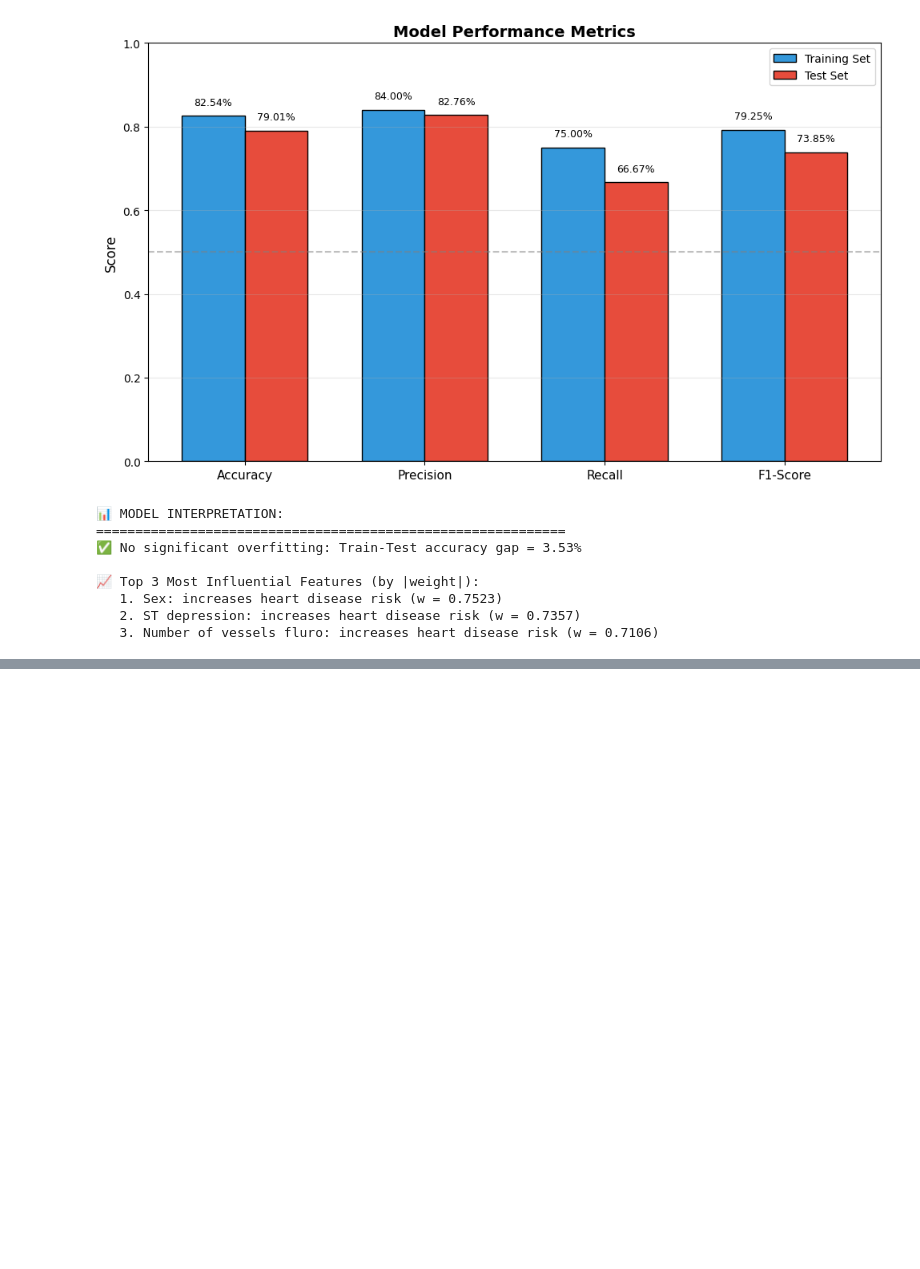
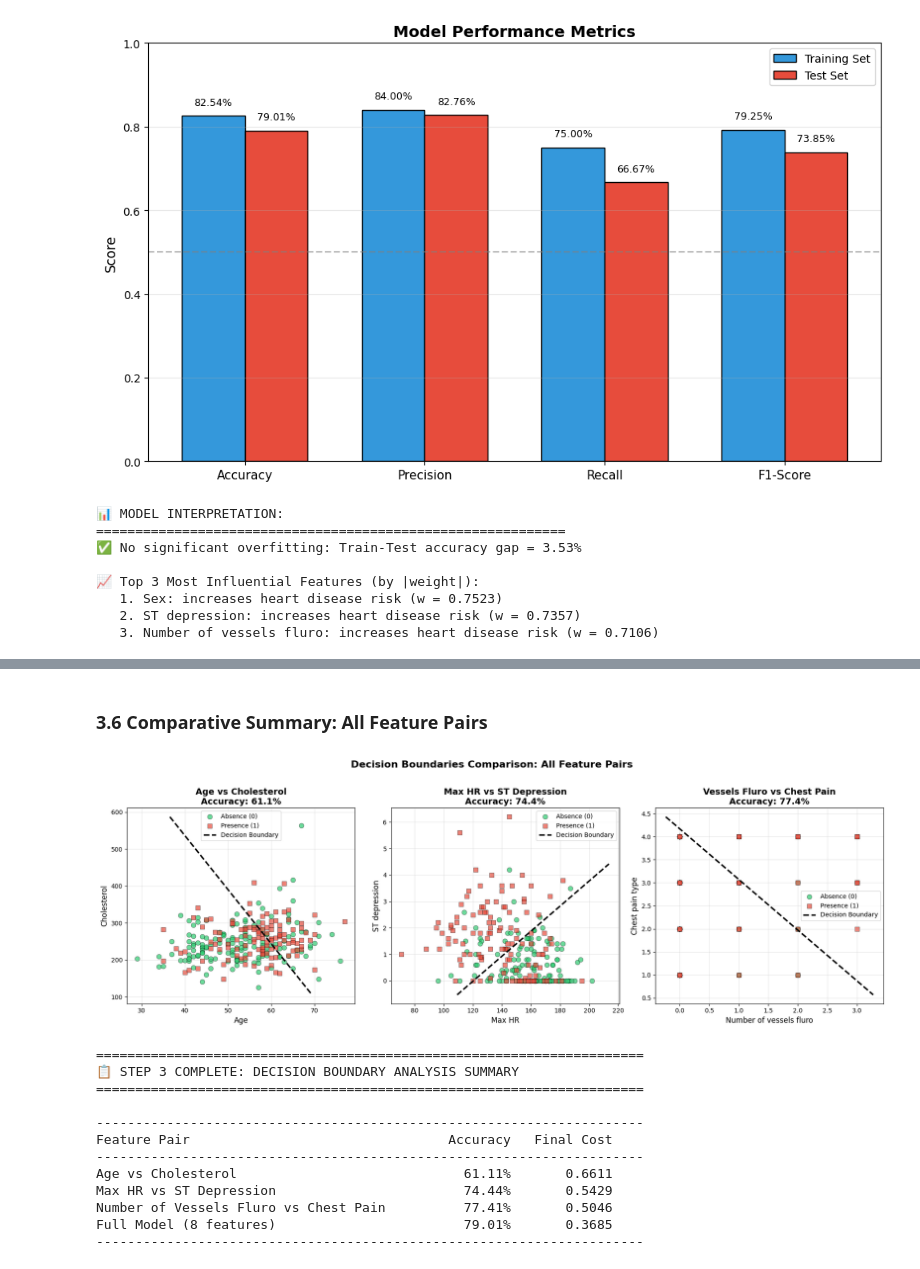
Before and after one commit to AnderssonProgramming/logistic-regression-aws-ai, a Jupyter notebook: heart_disease_lr_analysis.ipynb, the cells around one changed output, grey strips where cells are left out. Cells and saved outputs as stored; diff of their text form; code cells hidden in the pictures; blank space fills up the shorter version.

Commit message:
feat: add step 3 and step 4 in notebook

```diff
--- a/heart_disease_lr_analysis.ipynb
+++ b/heart_disease_lr_analysis.ipynb
@@ -1267,0 +1665,52 @@ F1-Score                    79.25%             73.85%
+# %% [markdown]
+### 3.6 Comparative Summary: All Feature Pairs
+# %%
+# Create comparative visualization of all three decision boundaries
+fig, axes = plt.subplots(1, 3, figsize=(18, 6))
+
+# Pair 1: Age vs Cholesterol
+plot_decision_boundary_2d(X_pair1_orig, y_full, w_pair1, b_pair1,
+                          ('Age', 'Cholesterol'),
+                          f'Age vs Cholesterol\nAccuracy: {acc_pair1:.1f}%', ax=axes[0])
+
+# Pair 2: Max HR vs ST Depression
+plot_decision_boundary_2d(X_pair2_orig, y_full, w_pair2, b_pair2,
+                          ('Max HR', 'ST depression'),
+                          f'Max HR vs ST Depression\nAccuracy: {acc_pair2:.1f}%', ax=axes[1])
+
+# Pair 3: Number of Vessels Fluro vs Chest Pain Type
+plot_decision_boundary_2d(X_pair3_orig, y_full, w_pair3, b_pair3,
+                          ('Number of vessels fluro', 'Chest pain type'),
+                          f'Vessels Fluro vs Chest Pain\nAccuracy: {acc_pair3:.1f}%', ax=axes[2])
+
+plt.suptitle('Decision Boundaries Comparison: All Feature Pairs', fontsize=16, fontweight='bold', y=1.02)
+plt.tight_layout()
+plt.show()
+
+# Summary table
+print("\n" + "=" * 70)
+print("📋 STEP 3 COMPLETE: DECISION BOUNDARY ANALYSIS SUMMARY")
+print("=" * 70)
+
+print("\n" + "-" * 70)
+print(f"{'Feature Pair':<40} {'Accuracy':>12} {'Final Cost':>12}")
+print("-" * 70)
+print(f"{'Age vs Cholesterol':<40} {acc_pair1:>11.2f}% {J_hist_pair1[-1]:>12.4f}")
+print(f"{'Max HR vs ST Depression':<40} {acc_pair2:>11.2f}% {J_hist_pair2[-1]:>12.4f}")
+print(f"{'Number of Vessels Fluro vs Chest Pain':<40} {acc_pair3:>11.2f}% {J_hist_pair3[-1]:>12.4f}")
+print(f"{'Full Model (8 features)':<40} {test_metrics['accuracy']*100:>11.2f}% {J_history[-1]:>12.4f}")
+print("-" * 70)
+# %% [output]
+[figure, added]
+======================================================================
+📋 STEP 3 COMPLETE: DECISION BOUNDARY ANALYSIS SUMMARY
+======================================================================
+
+----------------------------------------------------------------------
+Feature Pair                                 Accuracy   Final Cost
+----------------------------------------------------------------------
+Age vs Cholesterol                             61.11%       0.6611
+Max HR vs ST Depression                        74.44%       0.5429
+Number of Vessels Fluro vs Chest Pain          77.41%       0.5046
+Full Model (8 features)                        79.01%       0.3685
+----------------------------------------------------------------------
```
Also changed, not shown: parts of 30 cells of this notebook.
